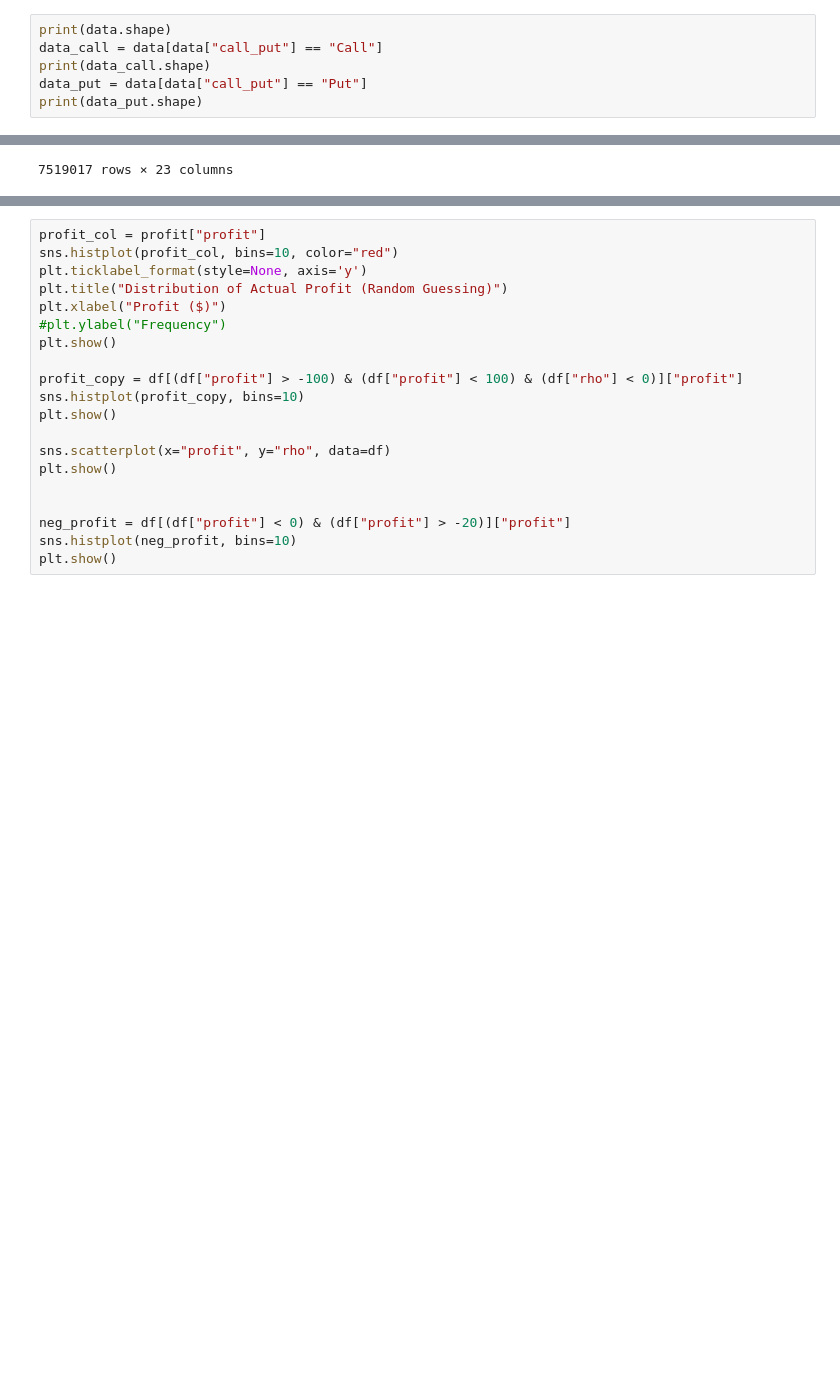
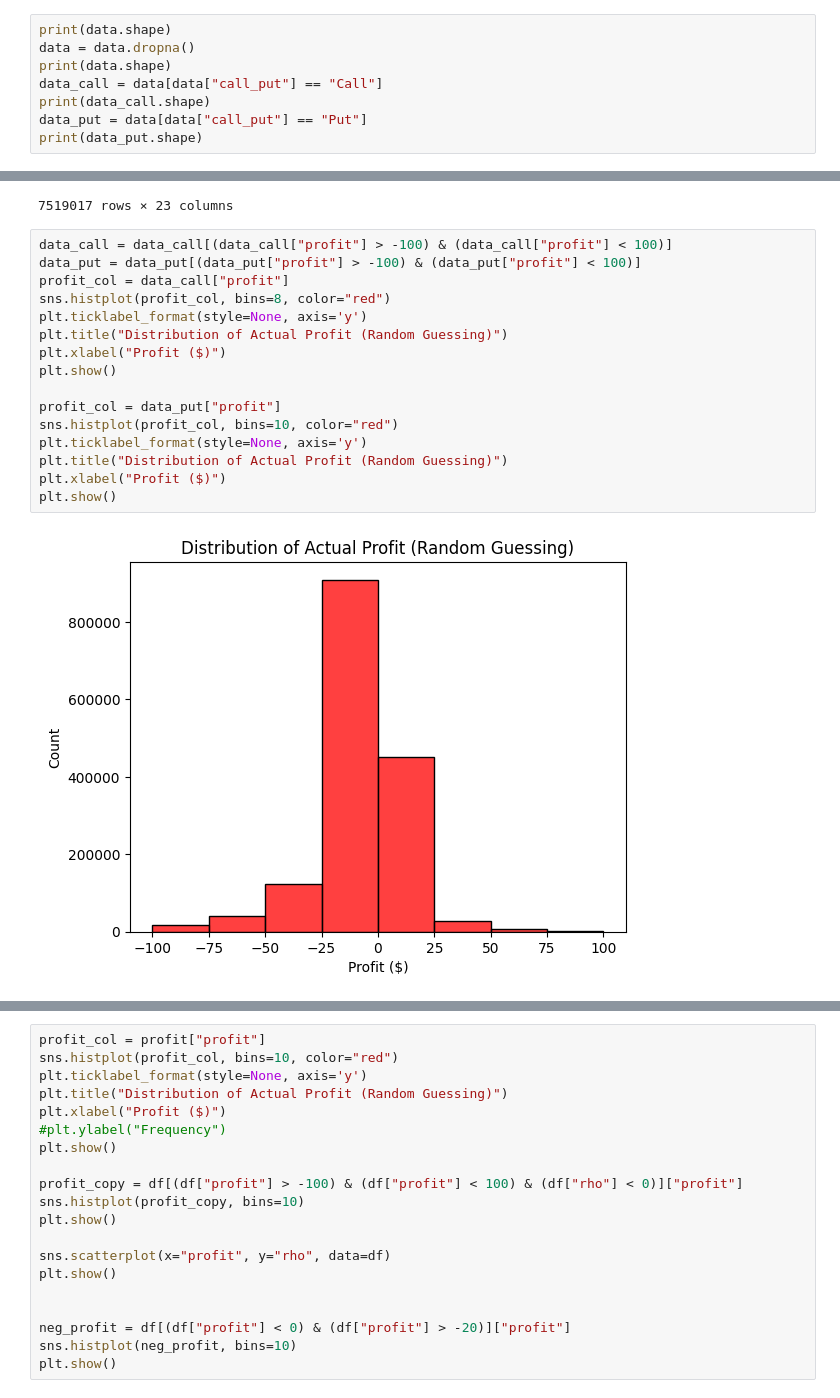
Before and after one commit to ImAHappyDuck/capstone, a Jupyter notebook: Avisual.ipynb, the cells around one changed output, grey strips where cells are left out. Saved outputs shown, nothing was run; the diff lists cells and outputs as text; blank space fills up the shorter version.

Commit message:
better histogram

```diff
--- a/Avisual.ipynb
+++ b/Avisual.ipynb
@@ -71,6 +71,8 @@ plt.show()
 [figure]
 [figure]
 # %%
+print(data.shape)
+data = data.dropna()
 print(data.shape)
 data_call = data[data["call_put"] == "Call"]
 print(data_call.shape)
@@ -135,3 +138,21 @@ df_
 | 7519015 | 2020-08-19 | CTSH | 2020-09-18 | 80.0 | Call | 0.00 | 0.10 | 0.2168 | 0.0019 | 0.0014 | ... |
 | 7519016 | 2020-08-19 | CTSH | 2020-09-18 | 80.0 | Put | 13.00 | 13.60 | 0.2168 | -0.9996 | 0.0012 | ... |
 7519017 rows × 23 columns
+# %%
+data_call = data_call[(data_call["profit"] > -100) & (data_call["profit"] < 100)]
+data_put = data_put[(data_put["profit"] > -100) & (data_put["profit"] < 100)]
+profit_col = data_call["profit"]
+sns.histplot(profit_col, bins=8, color="red")
+plt.ticklabel_format(style=None, axis='y')
+plt.title("Distribution of Actual Profit (Random Guessing)")
+plt.xlabel("Profit ($)")
+plt.show()
+
+profit_col = data_put["profit"]
+sns.histplot(profit_col, bins=10, color="red")
+plt.ticklabel_format(style=None, axis='y')
+plt.title("Distribution of Actual Profit (Random Guessing)")
+plt.xlabel("Profit ($)")
+plt.show()
+# %% [output]
+[figure, added]
```
Also changed, not shown: parts of 2 cells of this notebook.
